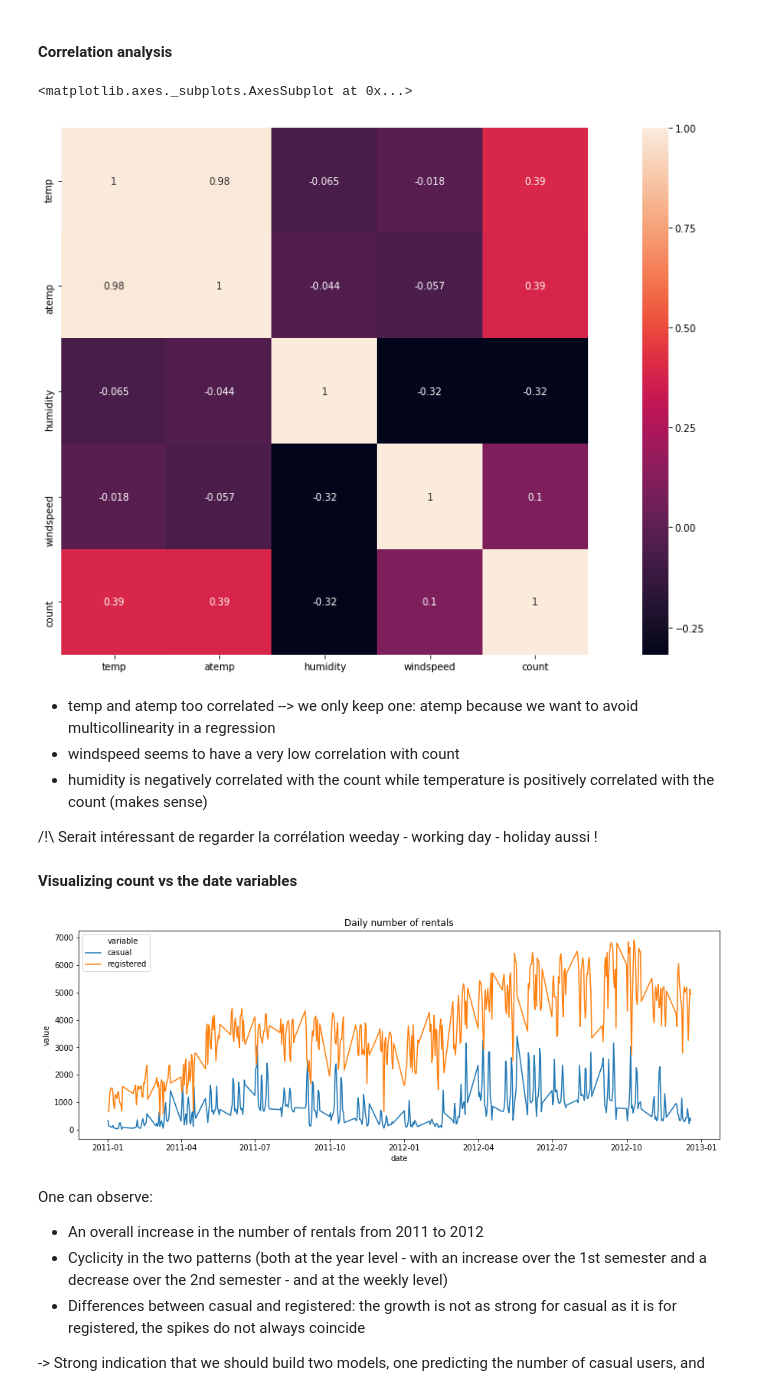
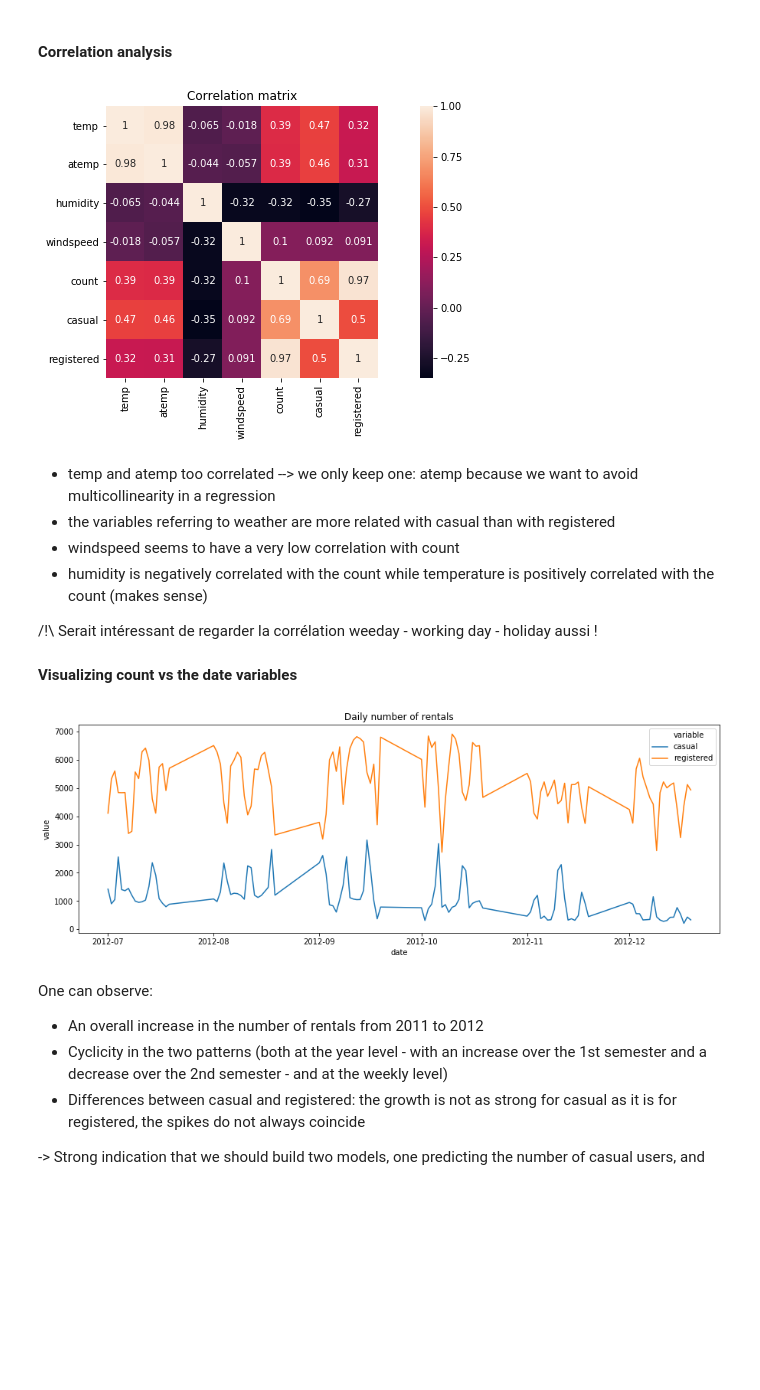
Before and after one commit to InesVA/predicting-bike-sharing-demand, a Jupyter notebook: Bike Sharing Prediction.ipynb, the cells around one changed output. Saved outputs shown, nothing was run; the diff lists cells and outputs as text; code cells hidden in the pictures; blank space fills up the shorter version.

````diff
--- a/Bike Sharing Prediction.ipynb
+++ b/Bike Sharing Prediction.ipynb
@@ -110,14 +112,30 @@ train.head()
 # %% [markdown]
 We can create new variables from ```datetime```.
 # %%
+# From datetime (for visualizations)
 datasets["year"] = [int(datasets.datetime[x][0:4]) for x in range(datasets.shape[0])]
 datasets["month"] = [int(datasets.datetime[x][5:7]) for x in range(datasets.shape[0])]
-datasets["day"] = [int(datasets.datetime[x][8:10]) for x in range(datasets.shape[0])]
 datasets["hour"] = [int(datasets.datetime[x][11:13]) for x in range(datasets.shape[0])]
 datasets["weekday"] = [datetime.datetime.strptime(datasets.datetime[x][0:10], '%Y-%m-%d').weekday() for x in range(datasets.shape[0])]
 datasets["date"] = [datetime.datetime.strptime(datasets.datetime[x][0:10], '%Y-%m-%d') for x in range(datasets.shape[0])]
+datasets["dayoverall"] = [(datasets.date[x].date() - datetime.date(2011,1,1)).days for x in range(datasets.shape[0])]
 datasets["weeknumber"] = [datasets.date[x].isocalendar()[1] for x in range(datasets.shape[0])]
 datasets["monthyear"] = datasets.date.dt.to_period('M')
+
+# From other variables (for predictions)
+datasets["tempminusatemp"] = [-1 if (datasets.atemp[x] - datasets.temp[x]) < 0
+                              else 1 if (datasets.atemp[x] - datasets.temp[x]) > 3.7
+                              else float('nan') for x in range(datasets.shape[0])]
+datasets["tempcategory"] = [0 if datasets.temp[x] < 13.5
+                            else 1 if datasets.temp[x] < 20
+                            else 2 if datasets.temp[x] < 27
+                            else 3 for x in range(datasets.shape[0])]
+datasets["atempcategory"] = [0 if datasets.atemp[x] < 16
+                             else 1 if datasets.atemp[x] < 31
+                             else 2 for x in range(datasets.shape[0])]
+datasets["humiditycategory"] = [0 if datasets.humidity[x] < 47
+                                else 1 if datasets.humidity[x] < 78
+                                else 2 for x in range(datasets.shape[0])]
 # %%
-train = datasets[datasets.is_train == 1].drop(columns="is_train")
-test = datasets[datasets.is_train == 0].drop(columns="is_train")
+train = datasets[datasets.is_train == 1]
+test = datasets[datasets.is_train == 0]
@@ -203,15 +286,17 @@ The distribution is indeed skewed, as seen in the outlier analysis (log scale in
 # %% [markdown]
 #### Correlation analysis
 # %%
-corr_matrix = train[["temp","atemp","humidity","windspeed","count"]].corr()
-fig,ax= plt.subplots()
-fig.set_size_inches(20,10)
-sn.heatmap(corr_matrix, square=True,annot=True)
+corrMatrix = train[["temp","atemp","humidity","windspeed","count", "casual", "registered"]].corr()
+
+fig,ax = plt.subplots(figsize=(15,5))
+sn.heatmap(corrMatrix, square=True,annot=True)
+plt.title("Correlation matrix")
+plt.show()
 # %% [output]
-<matplotlib.axes._subplots.AxesSubplot at 0x...>
-[figure, old version]
+[figure, new version]
 # %% [markdown]
 - temp and atemp too correlated --> we only keep one: atemp because we want to avoid multicollinearity in a regression
+- the variables referring to weather are more related with casual than with registered
 - windspeed seems to have a very low correlation with count
 - humidity is negatively correlated with the count while temperature is positively correlated with the count (makes sense)
 
@@ -220,7 +305,7 @@ sn.heatmap(corr_matrix, square=True,annot=True)
 **Visualizing count vs the date variables**
 # %%
 # Aggregating values daily
-aggregationDate = train.groupby("date")["casual", "registered"].sum().reset_index().melt(id_vars=["date"])
+aggregationDate = train[train.date >= datetime.date(2012,7,1)].groupby("date")["casual", "registered"].sum().reset_index().melt(id_vars=["date"])
 
 # Displaying values
 fig, axes= plt.subplots(nrows=1, ncols=1, figsize=(15,5))
@@ -228,7 +313,7 @@ sn.lineplot(data=aggregationDate, x="date", y="value", hue="variable", hue_order
 plt.title("Daily number of rentals")
 plt.show()
 # %% [output]
-[figure, old version]
+[figure, new version]
 # %% [markdown]
 One can observe:
 - An overall increase in the number of rentals from 2011 to 2012
````
Also changed, not shown: parts of 22 cells of this notebook.
